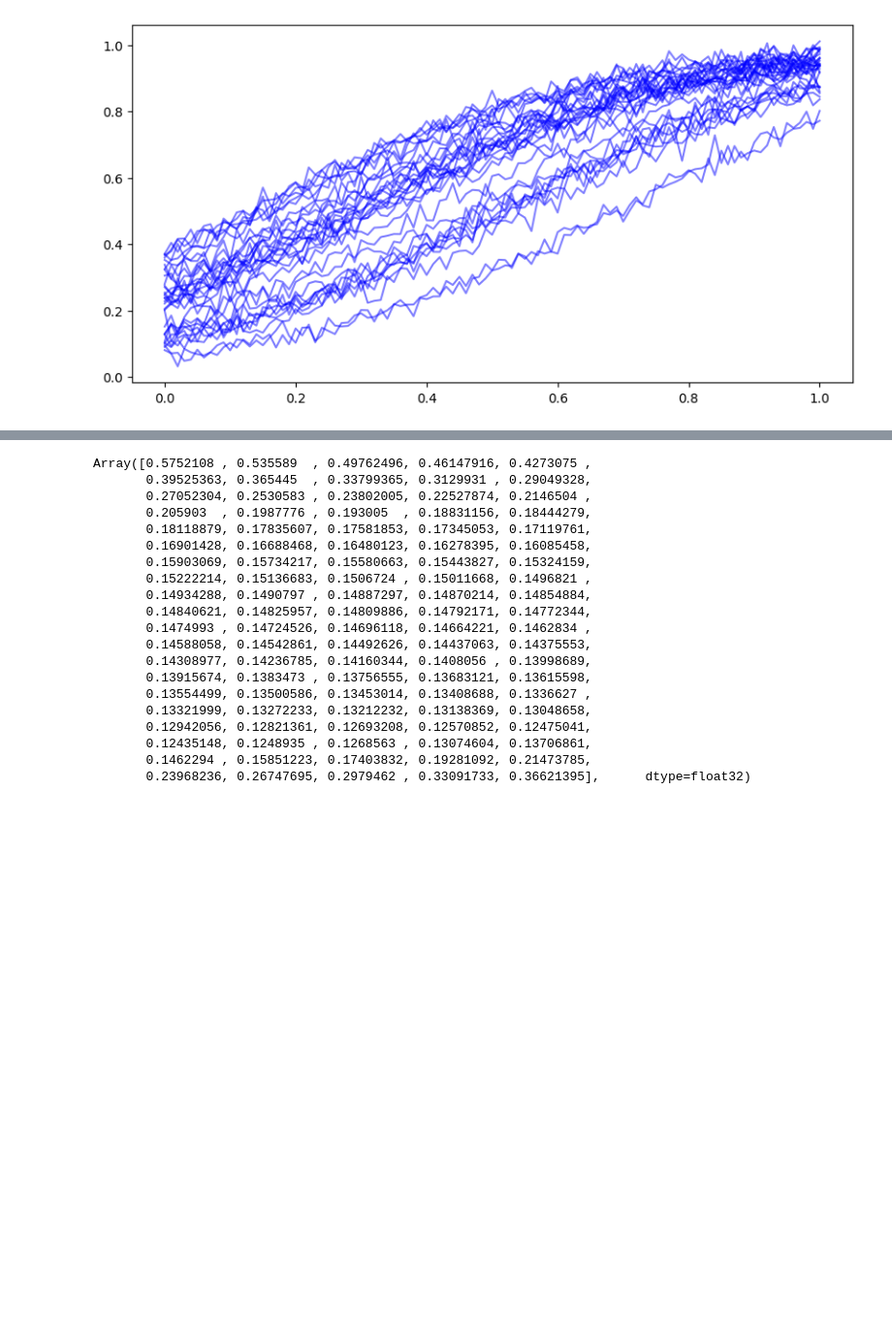
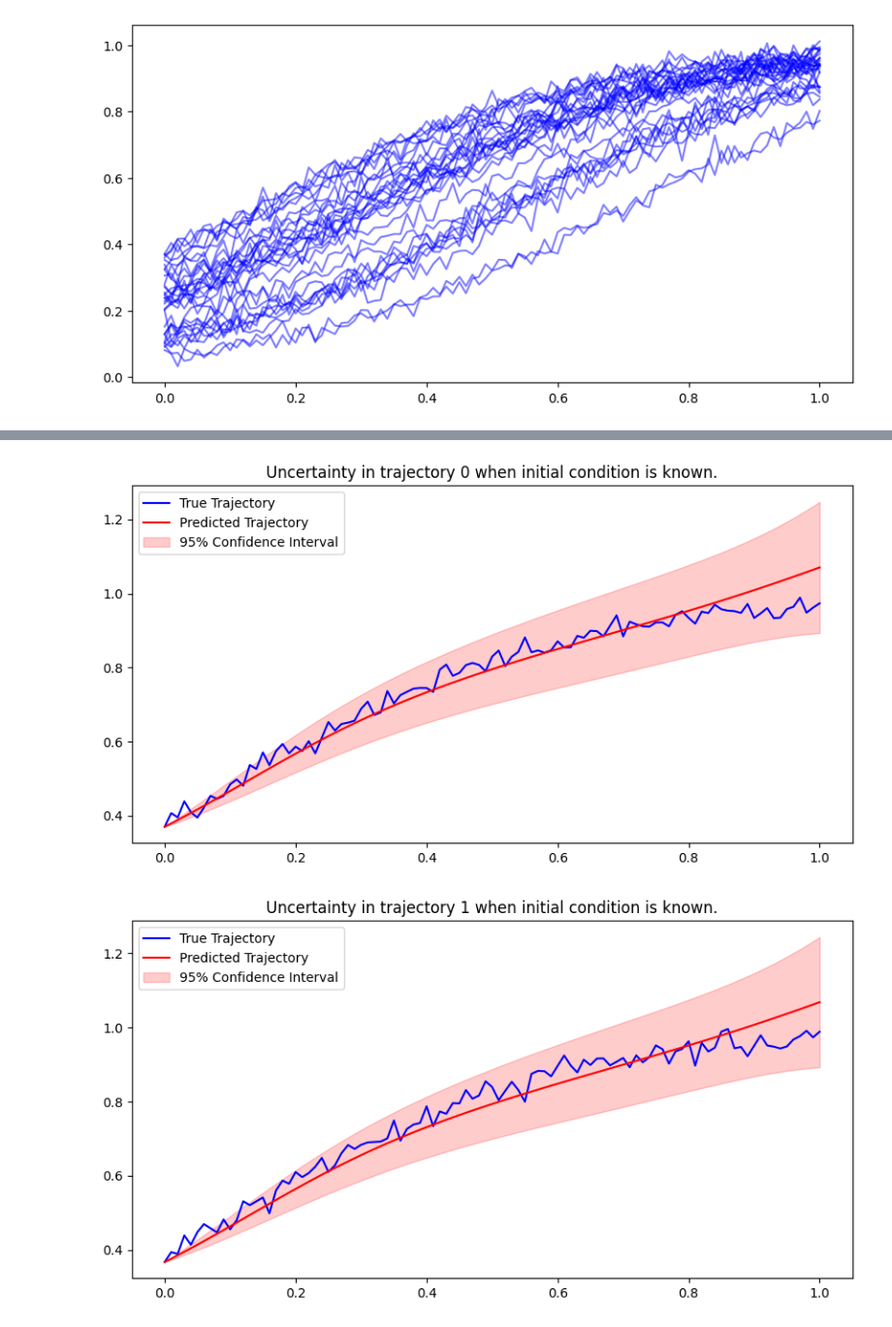
Before and after one commit to mikeleew/OCK_GP, a Jupyter notebook: test.ipynb, the cells around one changed output, grey strips where cells are left out. Shown: that part at 97% size. Cells and saved outputs as stored; diff of their text form; code cells hidden in the pictures; blank space fills up the shorter version.

Commit message:
Added predicted traj's with error bars

```diff
--- a/test.ipynb
+++ b/test.ipynb
@@ -131,23 +131,38 @@ plt.savefig('pictures/ock_pred_with_error_bars.pdf')
 # %%
-1.96*jnp.sqrt(k_pred)
+x0 = [traj_test[k][0][None, :] for k in range(len(traj_test))]
+x0 = jnp.concatenate(x0, axis=0)
+pred_test = integrator.rk4_solver(f_ock, x0, t_test, step_size = 0.01/2.0)
-# %% [output]
-Array([0.5752108 , 0.535589  , 0.49762496, 0.46147916, 0.4273075 ,
-       0.39525363, 0.365445  , 0.33799365, 0.3129931 , 0.29049328,
-       0.27052304, 0.2530583 , 0.23802005, 0.22527874, 0.2146504 ,
-       0.205903  , 0.1987776 , 0.193005  , 0.18831156, 0.18444279,
-       0.18118879, 0.17835607, 0.17581853, 0.17345053, 0.17119761,
-       0.16901428, 0.16688468, 0.16480123, 0.16278395, 0.16085458,
-       0.15903069, 0.15734217, 0.15580663, 0.15443827, 0.15324159,
-       0.15222214, 0.15136683, 0.1506724 , 0.15011668, 0.1496821 ,
-       0.14934288, 0.1490797 , 0.14887297, 0.14870214, 0.14854884,
-       0.14840621, 0.14825957, 0.14809886, 0.14792171, 0.14772344,
-       0.1474993 , 0.14724526, 0.14696118, 0.14664221, 0.1462834 ,
-       0.14588058, 0.14542861, 0.14492626, 0.14437063, 0.14375553,
-       0.14308977, 0.14236785, 0.14160344, 0.1408056 , 0.13998689,
-       0.13915674, 0.1383473 , 0.13756555, 0.13683121, 0.13615598,
-       0.13554499, 0.13500586, 0.13453014, 0.13408688, 0.1336627 ,
-       0.13321999, 0.13272233, 0.13212232, 0.13138369, 0.13048658,
-       0.12942056, 0.12821361, 0.12693208, 0.12570852, 0.12475041,
-       0.12435148, 0.1248935 , 0.1268563 , 0.13074604, 0.13706861,
-       0.1462294 , 0.15851223, 0.17403832, 0.19281092, 0.21473785,
-       0.23968236, 0.26747695, 0.2979462 , 0.33091733, 0.36621395],      dtype=float32)
+# %%
+
+for k in range(5):
+    traj_k = traj_test[k]
+    pred_k = pred_test[k]
+    t_k = t_test[k]
+    K_mat_k = kernel_ock(pred_k, pred_k)
+    delta_t_k = core.get_delta_t([t_k])
+    K_mat_k = K_mat_k[0:-1] + K_mat_k[1:]
+    K_mat_k = K_mat_k[:, 0:-1] + K_mat_k[:, 1:]
+    K_mat_k = delta_t_k[:, None] /  2.0 * delta_t_k[None, :] / 2.0 * K_mat_k
+    # K_mat_k = jnp.cumsum(K_mat_k)
+    K_mat_k = jnp.cumsum(K_mat_k, axis=0)
+    K_mat_k = jnp.cumsum(K_mat_k, axis=1)
+    sigma_k = jnp.sqrt(jnp.diag(K_mat_k))
+    sigma_k = jnp.concatenate([jnp.array([0]), sigma_k])
+    # delta_traj_k = traj_k[1:] - traj_k[:-1]
+    # delta_pred_k = pred_k[1:] - pred_k[:-1]
+    # idx = jnp.arange(delta_traj_k.shape[0])
+    plt.figure(figsize=(10, 5))
+    plt.plot(t_k, traj_k, label='True Trajectory', color='blue')
+    plt.plot(t_k, pred_k, label='Predicted Trajectory', color = 'red')
+    pred_k = pred_k[:, 0]
+    plt.fill_between(t_k, pred_k - 1.96 * sigma_k, pred_k + 1.96 * sigma_k, alpha=0.2, label='95% Confidence Interval', color='red')
+    plt.title(f'Uncertainty in trajectory {k} when initial condition is known.')
+    # plt.xlabel('Time')
+    # plt.ylabel('Value')
+    plt.legend()
+    if k == 0:
+        plt.savefig('pictures/ock_traj_with_error_bars.pdf')
+    plt.show()
+# %% [output]
+[figure, added]
+[figure, added]
```
Also changed, not shown: parts of 4 cells of this notebook.
